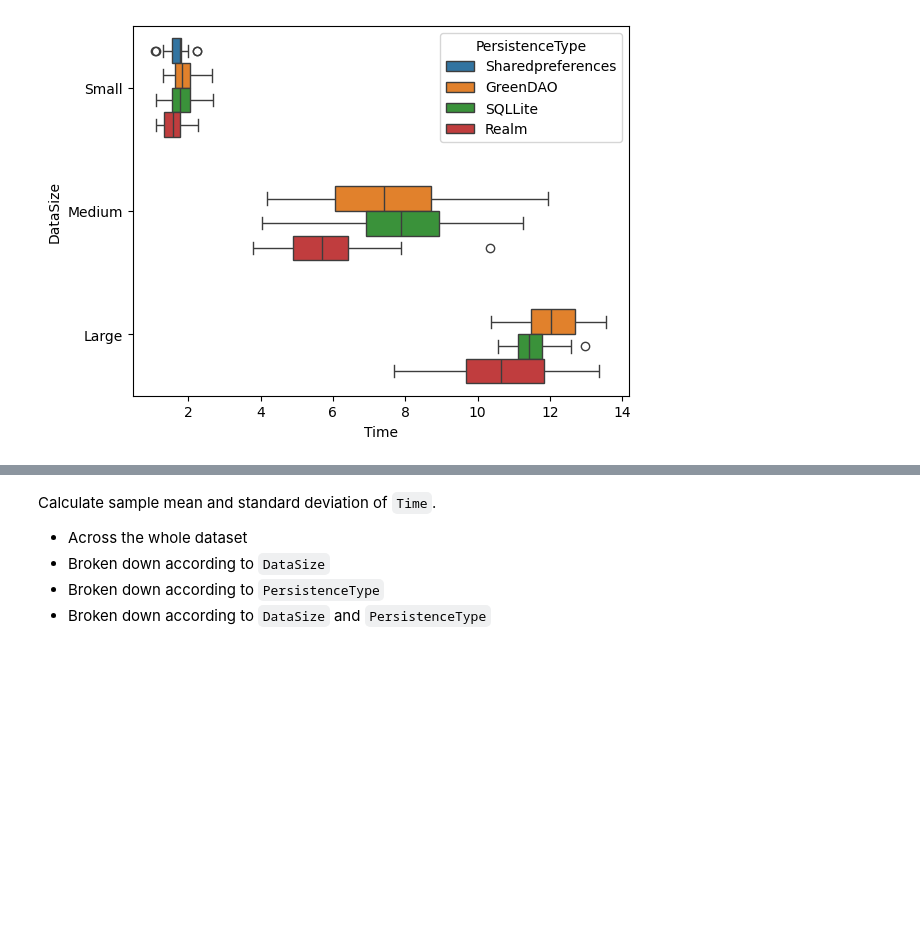
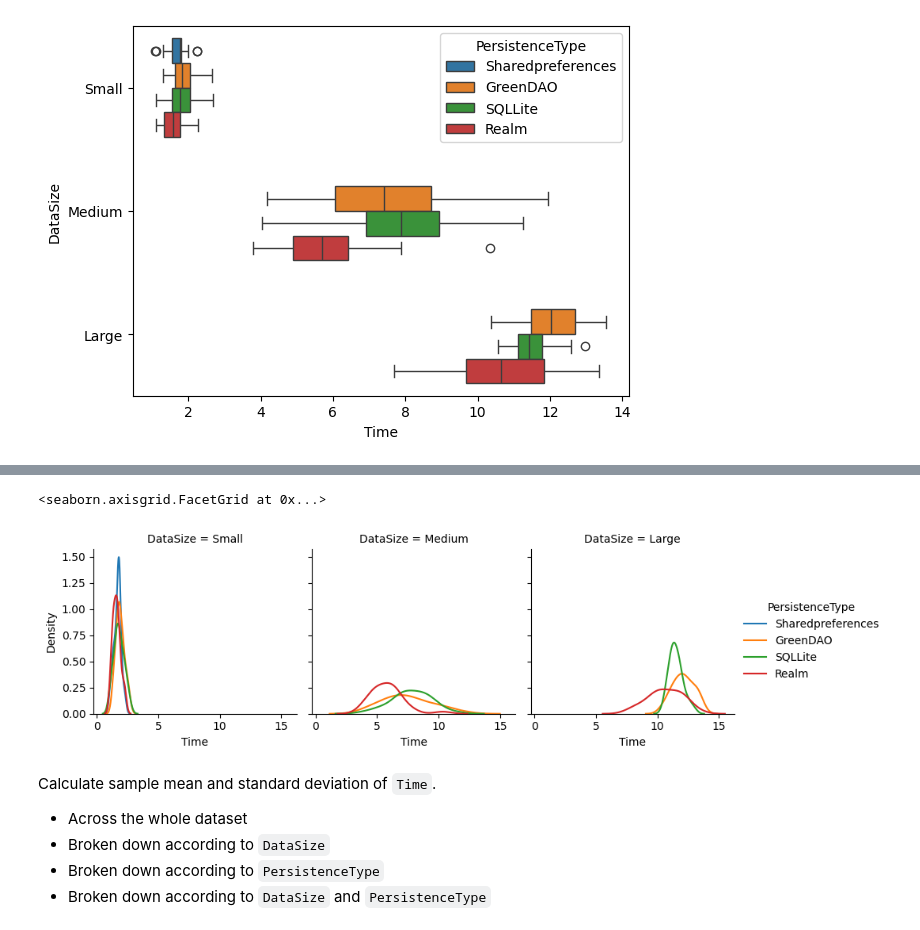
Before and after one commit to i32caroj/data-science, a Jupyter notebook: 2-analysis-1-var/lab-2.06-android-persistence.ipynb, the cells around one changed output, grey strips where cells are left out. Saved outputs shown, nothing was run; the diff lists cells and outputs as text; code cells hidden in the pictures; blank space fills up the shorter version.

```diff
--- a/2-analysis-1-var/lab-2.06-android-persistence.ipynb
+++ b/2-analysis-1-var/lab-2.06-android-persistence.ipynb
@@ -67,6 +67,14 @@ sns.boxplot(data=android, x='Time', y='DataSize', hue='PersistenceType')
 **(Challenge)** Try to do something similar with a density graph: for each value of `DataSize`, show a scatter diagram showing a density graph of the variable `Time` for each value of `PersistenceType` (tip: `sns.FacetGrid()`). The result may look something like this:
 
 ![Density graphs for each `DataSize`, comparing the performance of different `PersistenceTypes`](img/persistence-density.png)
+# %%
+g = sns.FacetGrid(android, col='DataSize', hue='PersistenceType', palette=sns.color_palette("tab10"))
+g.map(sns.kdeplot, 'Time')
+#col makes them go horizontally. row, vertically.
+g.add_legend()
+# %% [output]
+<seaborn.axisgrid.FacetGrid at 0x...>
+[figure, added]
 # %% [markdown]
 Calculate sample mean and standard deviation of `Time`.
 
```
Also changed, not shown: parts of 1 cell of this notebook.
